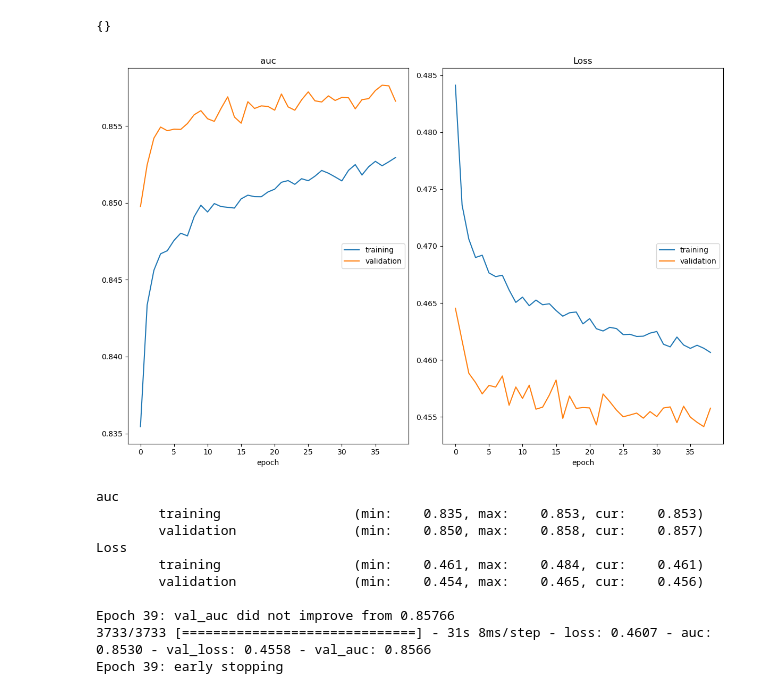
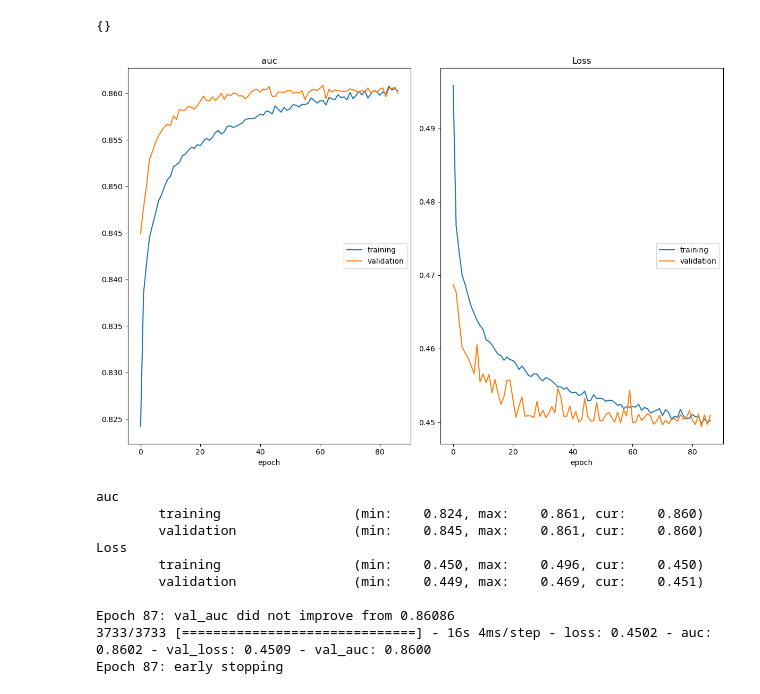
Before and after one commit to boiniwe/kaggle, a Jupyter notebook: Smoker status/Smoker_status.ipynb, the cells around one changed output. Saved outputs shown, nothing was run; the diff lists cells and outputs as text; code cells hidden in the pictures.

```diff
--- a/Smoker status/Smoker_status.ipynb
+++ b/Smoker status/Smoker_status.ipynb
@@ -307,7 +306,7 @@ from sklearn.preprocessing import StandardScaler, MinMaxScaler
 sc = StandardScaler()
 mns = MinMaxScaler()
 # %%
-poly = PolynomialFeatures(degree=2, include_bias=False, )
+# poly = PolynomialFeatures(degree=2, include_bias=False, )
 
 X_train, X_test, y_train, y_test = train_test_split(df.drop(['smoking'], axis = 1)
                                                     , df.smoking, shuffle= True)
@@ -341,35 +340,35 @@ list_of_nulls
 {}
 # %%
 seq_model = Sequential()
-seq_model.add(Dense(units = 30, activation= 'tanh'))
-seq_model.add(Dropout(0.2))
-seq_model.add(Dense(units = 30, activation= 'LeakyReLU'))
-seq_model.add(Dropout(0.2))
-seq_model.add(Dense(units = 30, activation= 'LeakyReLU'))
-seq_model.add(Dropout(0.2))
+# seq_model.add(Dense(units = 30, activation= 'tanh'))
+# seq_model.add(Dropout(0.2))
+seq_model.add(Dense(units = 130, activation= 'sigmoid'))
+seq_model.add(Dropout(0.3))
+seq_model.add(Dense(units = 130, activation= 'LeakyReLU'))
+seq_model.add(Dropout(0.3))
 seq_model.add(Dense(units = 1, activation= 'sigmoid'))
-es = EarlyStopping(monitor='val_auc', mode='max', min_delta = 0.001,verbose=1, patience=25)
+es = EarlyStopping(monitor='val_auc', mode='max', min_delta = 0.0005,verbose=1, patience=25)
 mc = ModelCheckpoint('seq_model.h5', monitor='val_auc', mode='max', verbose=1, save_best_only=True)
 
 seq_model.compile(optimizer = 'adam', loss = 'binary_crossentropy', metrics = ['AUC'])
 # %%
 model_hist = seq_model.fit(X_train_scaled, y_train, epochs=100
-                     , batch_size = 32
+                     , batch_size = 24
                     ,validation_data=(X_test_scaled, y_test)
                      # ,inp
                      , callbacks=[PlotLossesKeras(), es, mc]
                     )
 # %% [output]
-[figure, old version]
+[figure, new version]
 auc
-        training                 (min:    0.835, max:    0.853, cur:    0.853)
-        validation               (min:    0.850, max:    0.858, cur:    0.857)
+        training                 (min:    0.824, max:    0.861, cur:    0.860)
+        validation               (min:    0.845, max:    0.861, cur:    0.860)
 Loss
-        training                 (min:    0.461, max:    0.484, cur:    0.461)
-        validation               (min:    0.454, max:    0.465, cur:    0.456)
+        training                 (min:    0.450, max:    0.496, cur:    0.450)
+        validation               (min:    0.449, max:    0.469, cur:    0.451)
 
-Epoch 39: val_auc did not improve from 0.85766
-3733/3733 [==============================] - 31s 8ms/step - loss: 0.4607 - auc: 0.8530 - val_loss: 0.4558 - val_auc: 0.8566
-Epoch 39: early stopping
+Epoch 87: val_auc did not improve from 0.86086
+3733/3733 [==============================] - 16s 4ms/step - loss: 0.4502 - auc: 0.8602 - val_loss: 0.4509 - val_auc: 0.8600
+Epoch 87: early stopping
 # %%
 seq_model = load_model('seq_model.h5')
```
Also changed, not shown: parts of 5 cells of this notebook, 2 other files.
